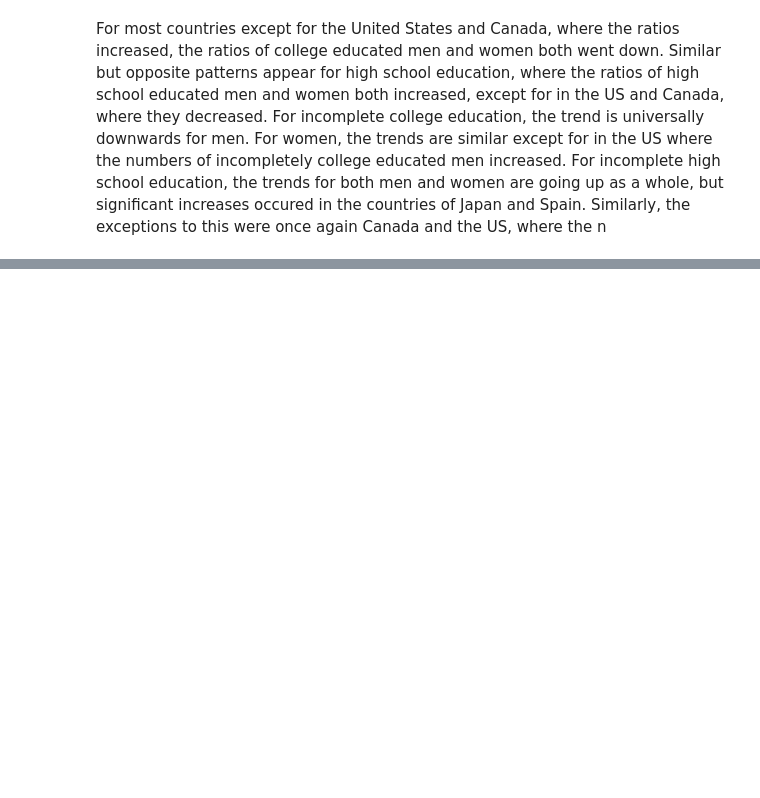
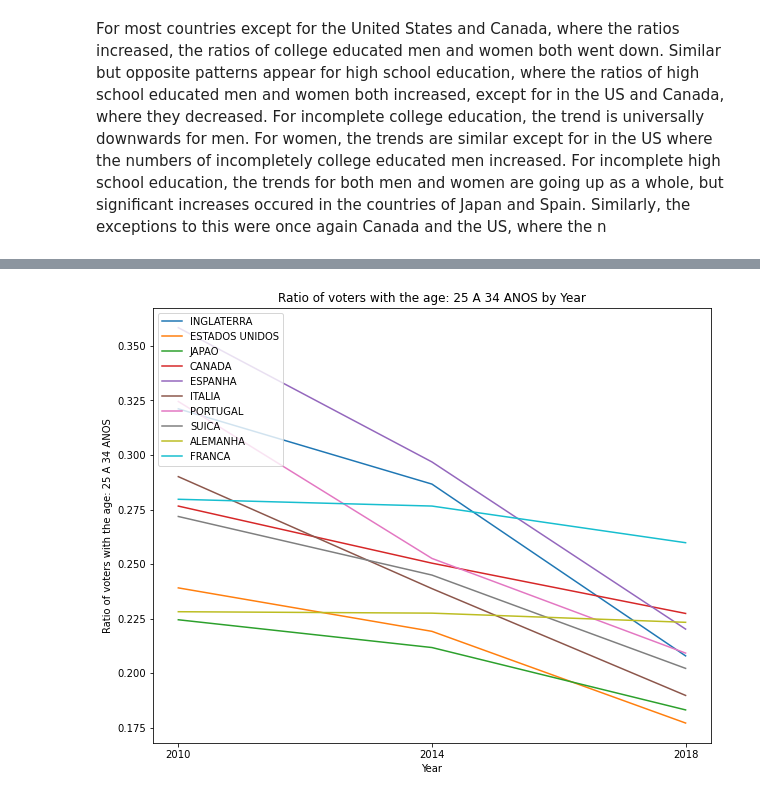
Before and after one commit to BU-Spark/ds-boston-bpda-br-election, a Jupyter notebook: TEAM1/src/electorate_location.ipynb, the cells around one changed output, grey strips where cells are left out. Saved outputs shown, nothing was run; the diff lists cells and outputs as text; code cells hidden in the pictures; blank space fills up the shorter version.

```diff
--- a/TEAM1/src/electorate_location.ipynb
+++ b/TEAM1/src/electorate_location.ipynb
@@ -914,0 +963,4 @@ For most countries except for the United States and Canada, where the ratios inc
+# %%
+plot_age_by_country(top_10_for_age, "25 A 34 ANOS")
+# %% [output]
+[figure, added]
```
Also changed, not shown: parts of 9 cells of this notebook.
